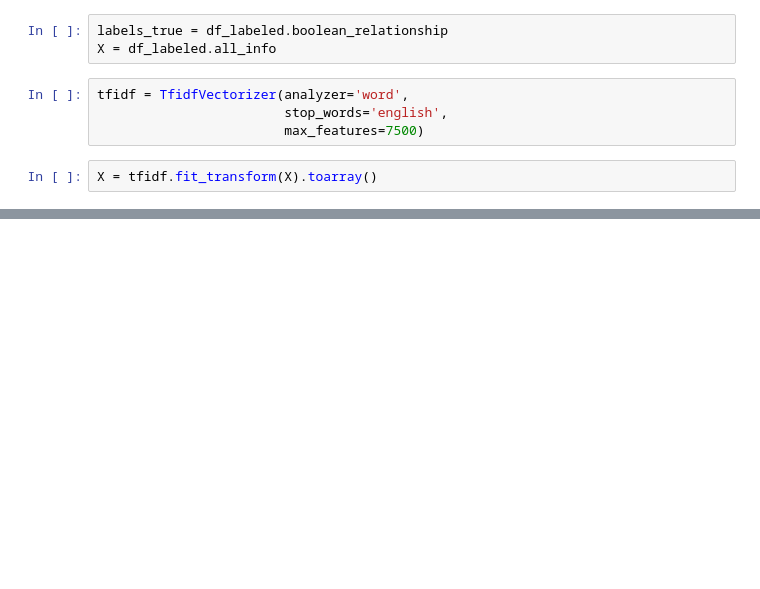
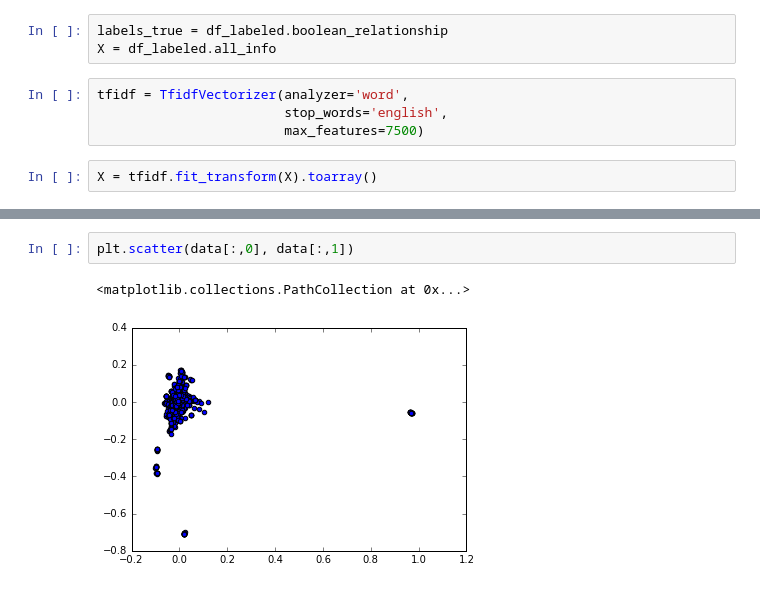
Before and after one commit to theresacervantes/Chemicals_and_diseases, a Jupyter notebook: clustering.ipynb, the cells around one changed output, grey strips where cells are left out. Cells and saved outputs as stored; diff of their text form; blank space fills up the shorter version.

```diff
--- a/clustering.ipynb
+++ b/clustering.ipynb
@@ -32 +58,6 @@ X = tfidf.fit_transform(X).toarray()
+# %%
+plt.scatter(data[:,0], data[:,1])
+# %% [output]
+<matplotlib.collections.PathCollection at 0x...>
+[figure, added]
 # %%
```
Also changed, not shown: parts of 10 cells of this notebook.
